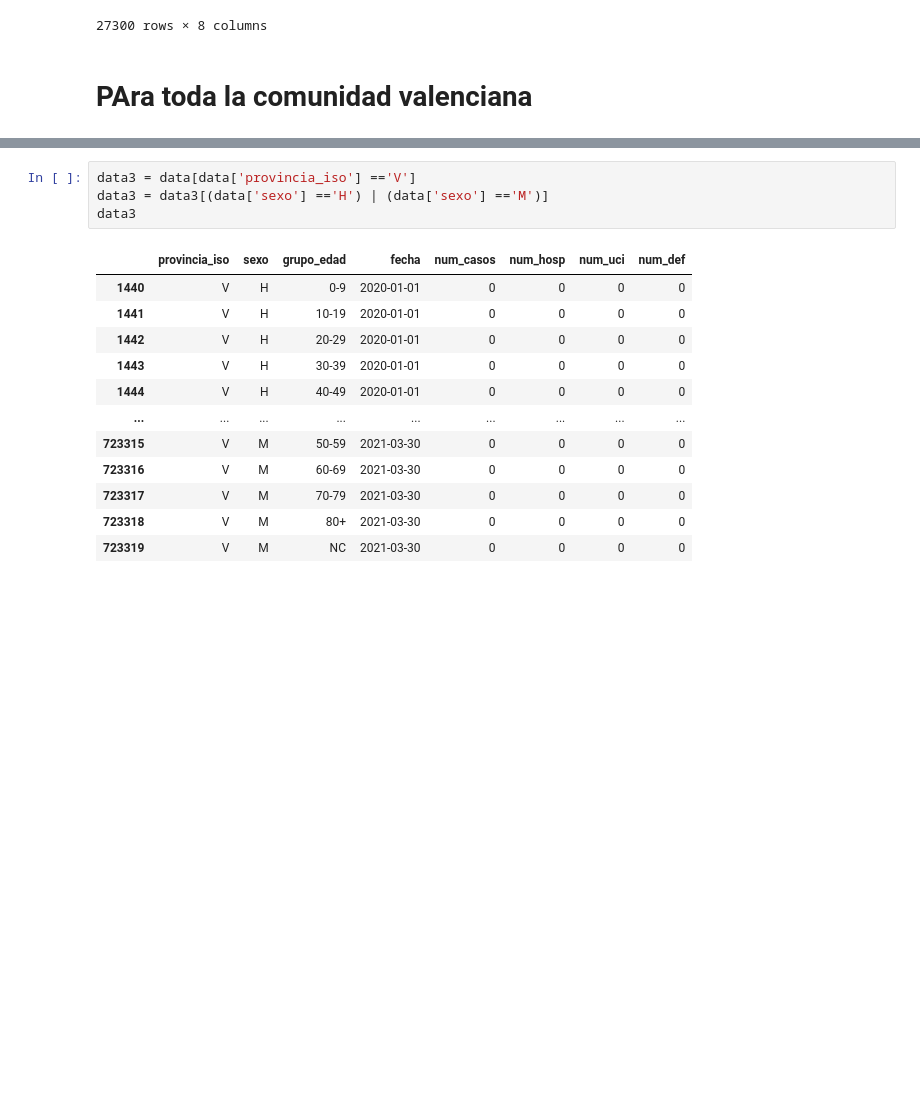
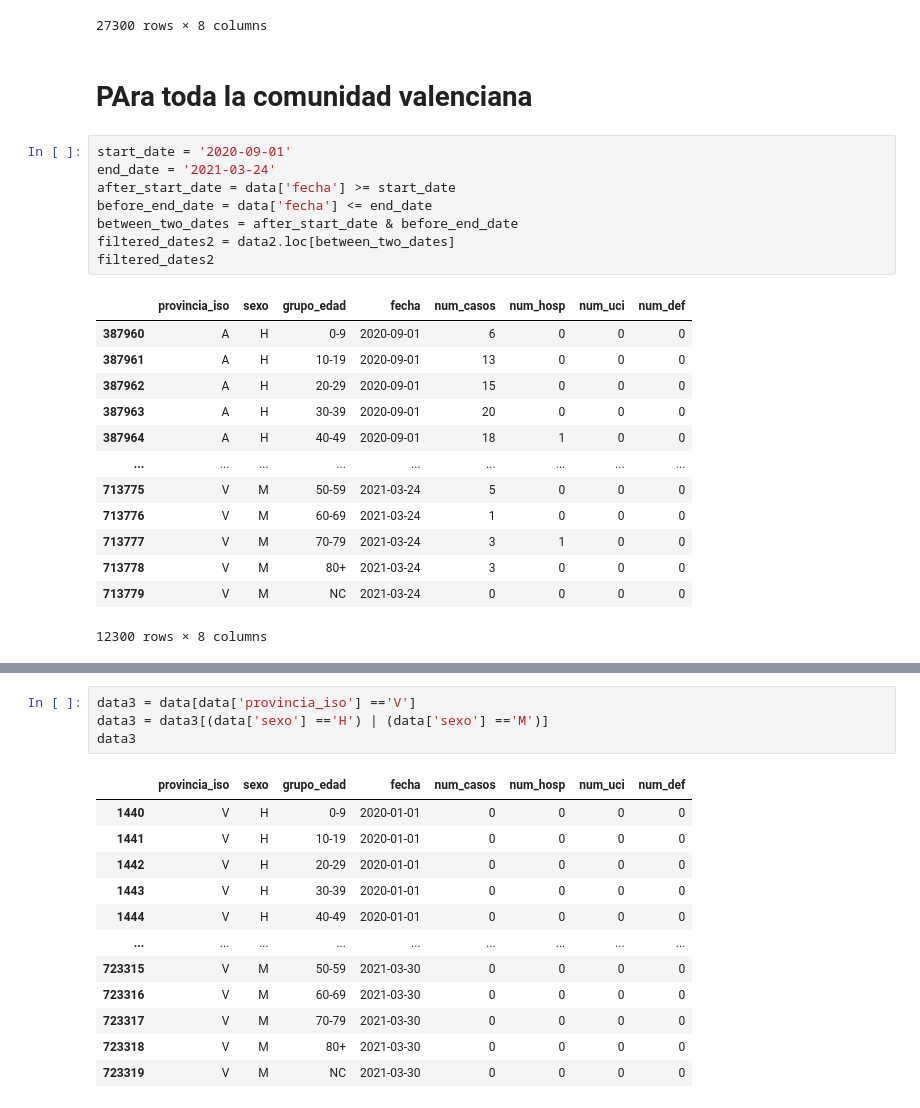
Before and after one commit to jamg-upv/CAHOS19, a Jupyter notebook: WPOMgeneradorDatosCovidSerieRenave.ipynb, the cells around one changed output, grey strips where cells are left out. Cells and saved outputs as stored; diff of their text form; blank space fills up the shorter version.

```diff
--- a/WPOMgeneradorDatosCovidSerieRenave.ipynb
+++ b/WPOMgeneradorDatosCovidSerieRenave.ipynb
@@ -175,3 +231,25 @@ data2
 27300 rows × 8 columns
 # %% [markdown]
 # PAra toda la comunidad valenciana
+# %%
+start_date = '2020-09-01'
+end_date = '2021-03-24'
+after_start_date = data['fecha'] >= start_date
+before_end_date = data['fecha'] <= end_date
+between_two_dates = after_start_date & before_end_date
+filtered_dates2 = data2.loc[between_two_dates]
+filtered_dates2
+# %% [output]
+|  | provincia_iso | sexo | grupo_edad | fecha | num_casos | num_hosp | num_uci | num_def |
+| 387960 | A | H | 0-9 | 2020-09-01 | 6 | 0 | 0 | 0 |
+| 387961 | A | H | 10-19 | 2020-09-01 | 13 | 0 | 0 | 0 |
+| 387962 | A | H | 20-29 | 2020-09-01 | 15 | 0 | 0 | 0 |
+| 387963 | A | H | 30-39 | 2020-09-01 | 20 | 0 | 0 | 0 |
+| 387964 | A | H | 40-49 | 2020-09-01 | 18 | 1 | 0 | 0 |
+| ... | ... | ... | ... | ... | ... | ... | ... | ... |
+| 713775 | V | M | 50-59 | 2021-03-24 | 5 | 0 | 0 | 0 |
+| 713776 | V | M | 60-69 | 2021-03-24 | 1 | 0 | 0 | 0 |
+| 713777 | V | M | 70-79 | 2021-03-24 | 3 | 1 | 0 | 0 |
+| 713778 | V | M | 80+ | 2021-03-24 | 3 | 0 | 0 | 0 |
+| 713779 | V | M | NC | 2021-03-24 | 0 | 0 | 0 | 0 |
+12300 rows × 8 columns
```
Also changed, not shown: parts of 9 cells of this notebook.
